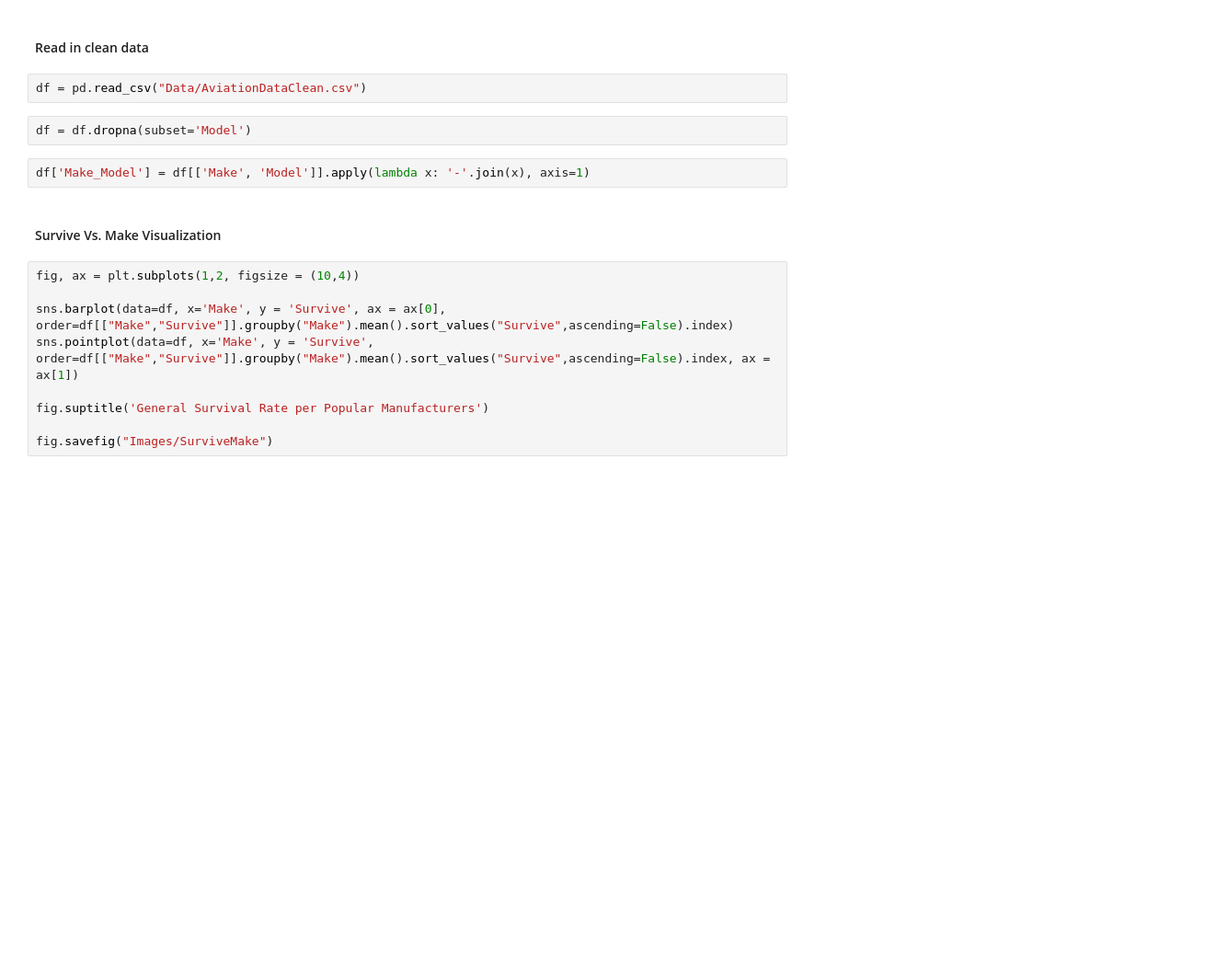
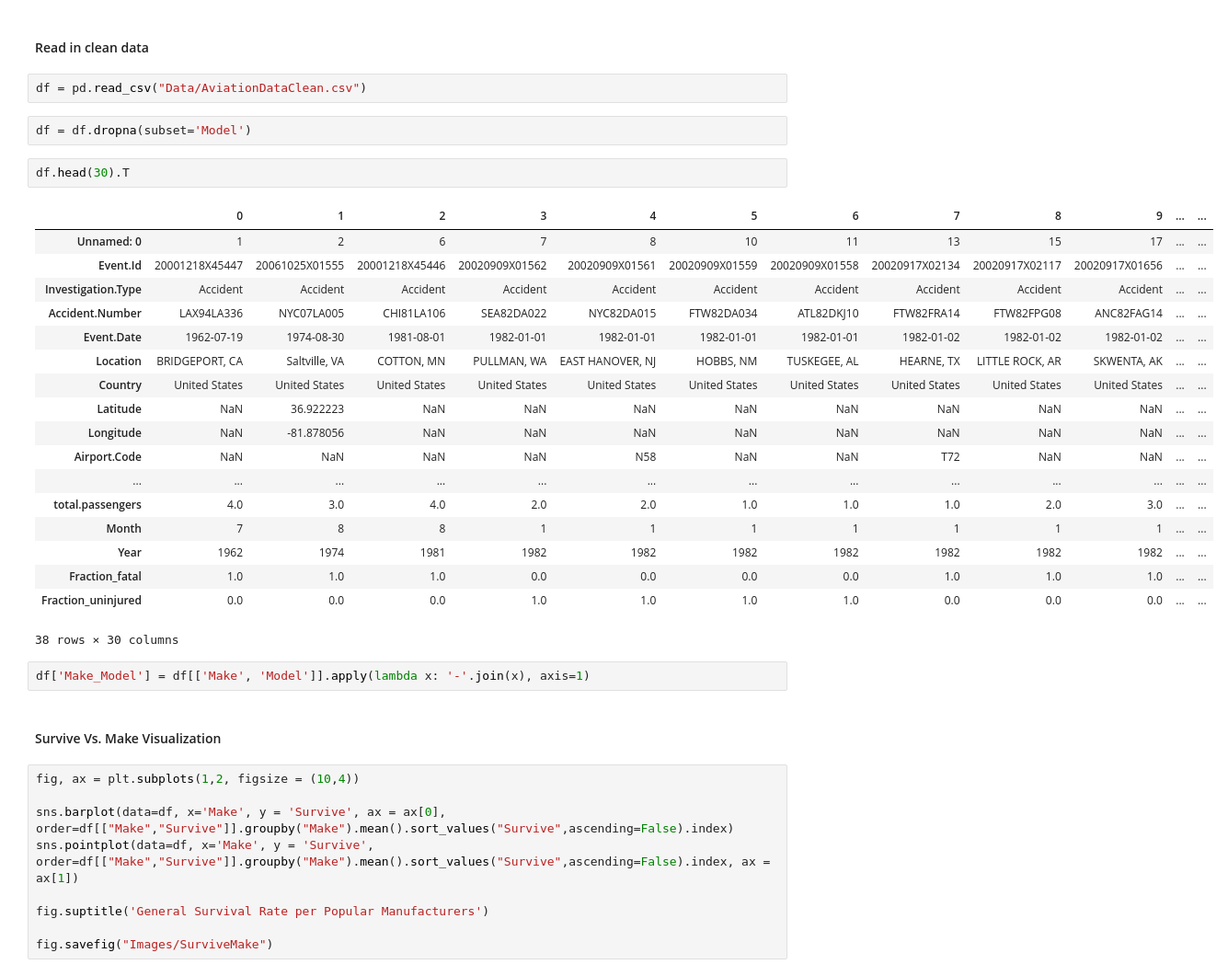
Before and after one commit to jgoett2/Phase1-Airplane-Zach-Jeff, a Jupyter notebook: Analysis.ipynb, the cells around one changed output. Shown at 92% size. Cells and saved outputs as stored; diff of their text form; blank space fills up the shorter version.

```diff
--- a/Analysis.ipynb
+++ b/Analysis.ipynb
@@ -12,6 +12,27 @@ import scr.code as scd
 df = pd.read_csv("Data/AviationDataClean.csv")
 # %%
 df = df.dropna(subset='Model')
+# %%
+df.head(30).T
+# %% [output]
+|  | 0 | 1 | 2 | 3 | 4 | 5 | 6 | 7 | 8 | 9 | ... | ... |
+| Unnamed: 0 | 1 | 2 | 6 | 7 | 8 | 10 | 11 | 13 | 15 | 17 | ... | ... |
+| Event.Id | 20001218X45447 | 20061025X01555 | 20001218X45446 | 20020909X01562 | 20020909X01561 | 20020909X01559 | 20020909X01558 | 20020917X02134 | 20020917X02117 | 20020917X01656 | ... | ... |
+| Investigation.Type | Accident | Accident | Accident | Accident | Accident | Accident | Accident | Accident | Accident | Accident | ... | ... |
+| Accident.Number | LAX94LA336 | NYC07LA005 | CHI81LA106 | SEA82DA022 | NYC82DA015 | FTW82DA034 | ATL82DKJ10 | FTW82FRA14 | FTW82FPG08 | ANC82FAG14 | ... | ... |
+| Event.Date | 1962-07-19 | 1974-08-30 | 1981-08-01 | 1982-01-01 | 1982-01-01 | 1982-01-01 | 1982-01-01 | 1982-01-02 | 1982-01-02 | 1982-01-02 | ... | ... |
+| Location | BRIDGEPORT, CA | Saltville, VA | COTTON, MN | PULLMAN, WA | EAST HANOVER, NJ | HOBBS, NM | TUSKEGEE, AL | HEARNE, TX | LITTLE ROCK, AR | SKWENTA, AK | ... | ... |
+| Country | United States | United States | United States | United States | United States | United States | United States | United States | United States | United States | ... | ... |
+| Latitude | NaN | 36.922223 | NaN | NaN | NaN | NaN | NaN | NaN | NaN | NaN | ... | ... |
+| Longitude | NaN | -81.878056 | NaN | NaN | NaN | NaN | NaN | NaN | NaN | NaN | ... | ... |
+| Airport.Code | NaN | NaN | NaN | NaN | N58 | NaN | NaN | T72 | NaN | NaN | ... | ... |
+| ... | ... | ... | ... | ... | ... | ... | ... | ... | ... | ... | ... | ... |
+| total.passengers | 4.0 | 3.0 | 4.0 | 2.0 | 2.0 | 1.0 | 1.0 | 1.0 | 2.0 | 3.0 | ... | ... |
+| Month | 7 | 8 | 8 | 1 | 1 | 1 | 1 | 1 | 1 | 1 | ... | ... |
+| Year | 1962 | 1974 | 1981 | 1982 | 1982 | 1982 | 1982 | 1982 | 1982 | 1982 | ... | ... |
+| Fraction_fatal | 1.0 | 1.0 | 1.0 | 0.0 | 0.0 | 0.0 | 0.0 | 1.0 | 1.0 | 1.0 | ... | ... |
+| Fraction_uninjured | 0.0 | 0.0 | 0.0 | 1.0 | 1.0 | 1.0 | 1.0 | 0.0 | 0.0 | 0.0 | ... | ... |
+38 rows × 30 columns
 # %%
 df['Make_Model'] = df[['Make', 'Model']].apply(lambda x: '-'.join(x), axis=1)
 # %% [markdown]
```
Also changed, not shown: parts of 4 cells of this notebook, 18 other files.
